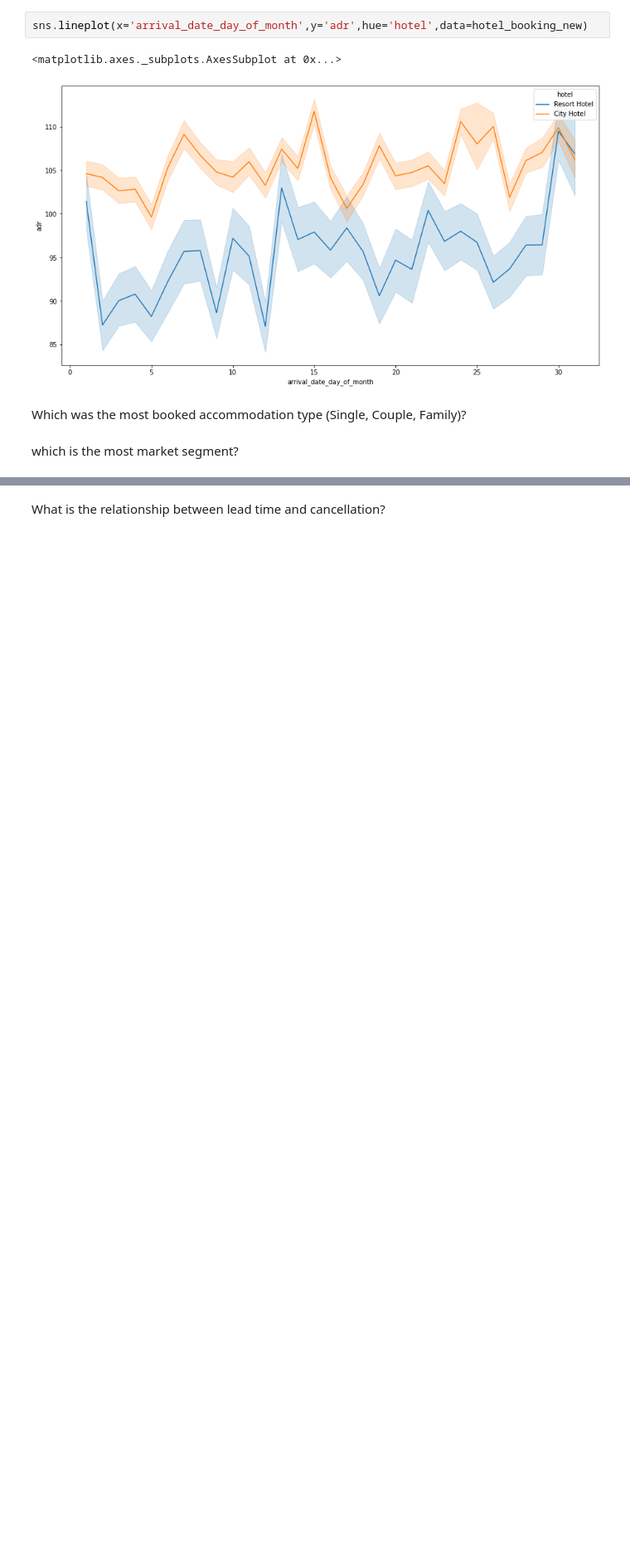
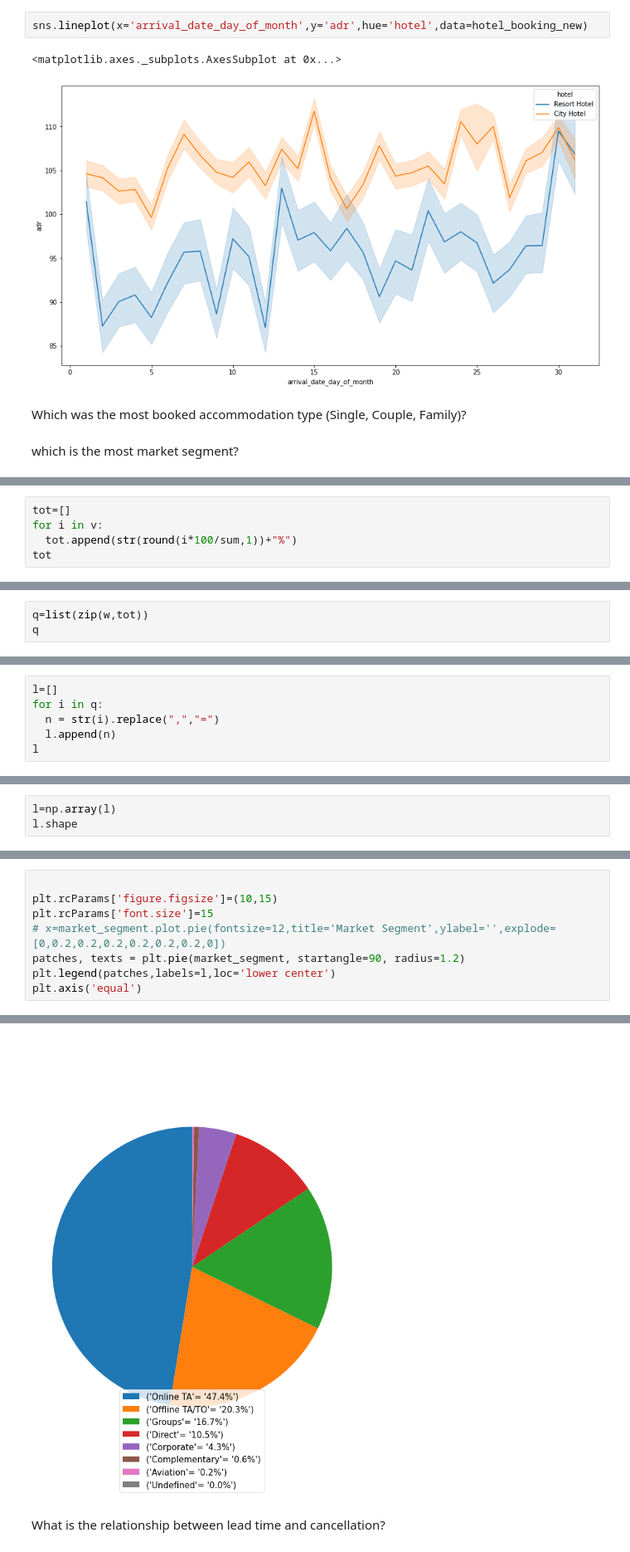
Before and after one commit to Souvik0651/hotel_booking_analysis, a Jupyter notebook: Hotel_Booking_Analysis_Souvik_Capstone_Project.ipynb, the cells around one changed output, grey strips where cells are left out. Shown: that part at 83% size. Drawn from its saved outputs; the diff is of its cells as text; blank space fills up the shorter version.

```diff
--- a/Hotel_Booking_Analysis_Souvik_Capstone_Project.ipynb
+++ b/Hotel_Booking_Analysis_Souvik_Capstone_Project.ipynb
@@ -375,0 +300,5 @@ which is the most market segment?
+# %%
+tot=[]
+for i in v:
+  tot.append(str(round(i*100/sum,1))+"%")
+tot
@@ -375,0 +307,3 @@ which is the most market segment?
+# %%
+q=list(zip(w,tot))
+q
@@ -375,0 +319,6 @@ which is the most market segment?
+# %%
+l=[]
+for i in q:
+  n = str(i).replace(",","=")
+  l.append(n)
+l
@@ -375,0 +334,3 @@ which is the most market segment?
+# %%
+l=np.array(l)
+l.shape
@@ -375,0 +339,9 @@ which is the most market segment?
+# %%
+
+plt.rcParams['figure.figsize']=(10,15)
+plt.rcParams['font.size']=15
+# x=market_segment.plot.pie(fontsize=12,title='Market Segment',ylabel='',explode=[0,0.2,0.2,0.2,0.2,0.2,0.2,0])
+patches, texts = plt.pie(market_segment, startangle=90, radius=1.2)
+plt.legend(patches,labels=l,loc='lower center')
+plt.axis('equal')
+# %% [output]
@@ -376,2 +352,3 @@ which is the most market segment?
+[figure, added]
 # %% [markdown]
 What is the relationship between lead time and cancellation?
```
Also changed, not shown: parts of 27 cells of this notebook.
